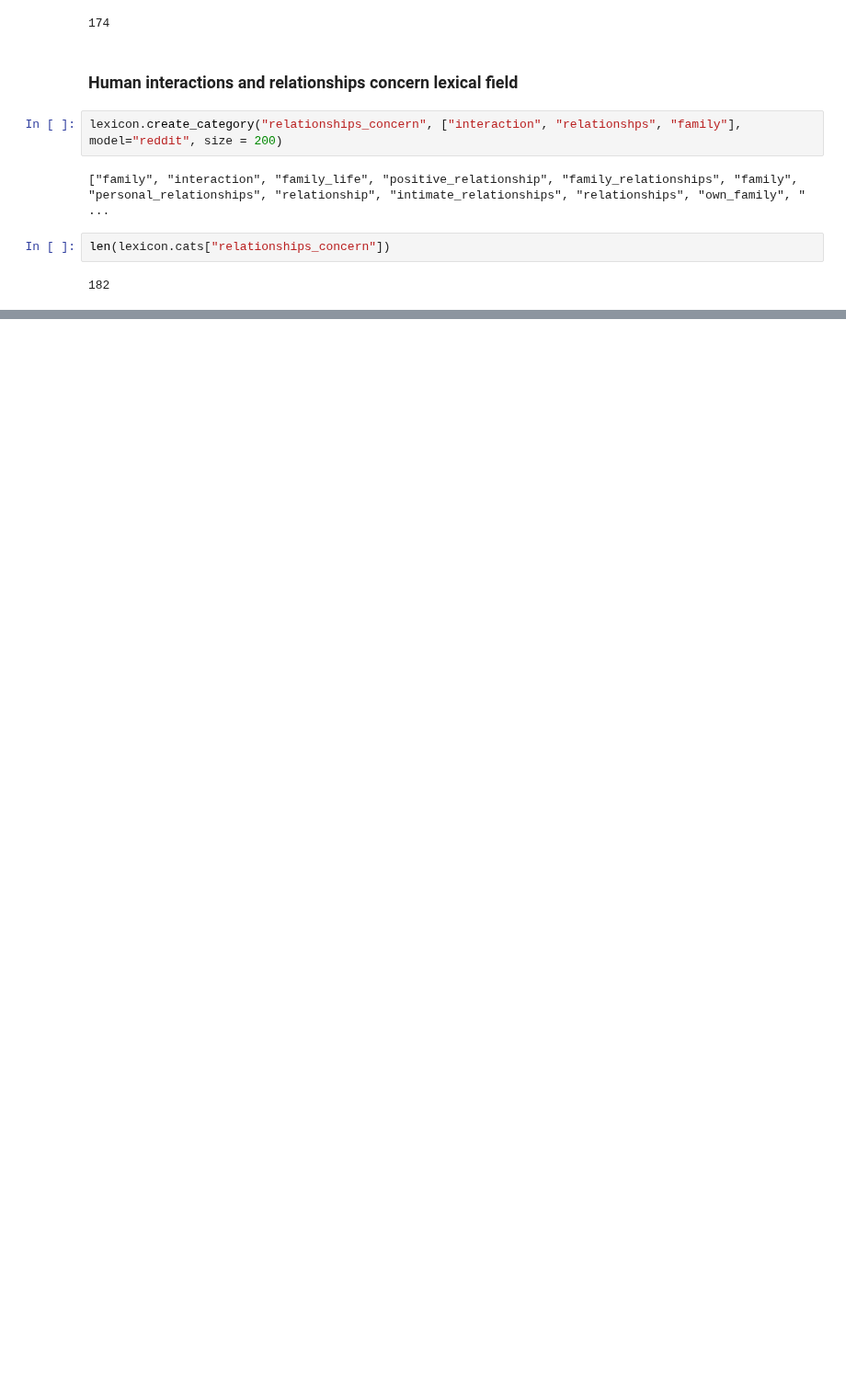
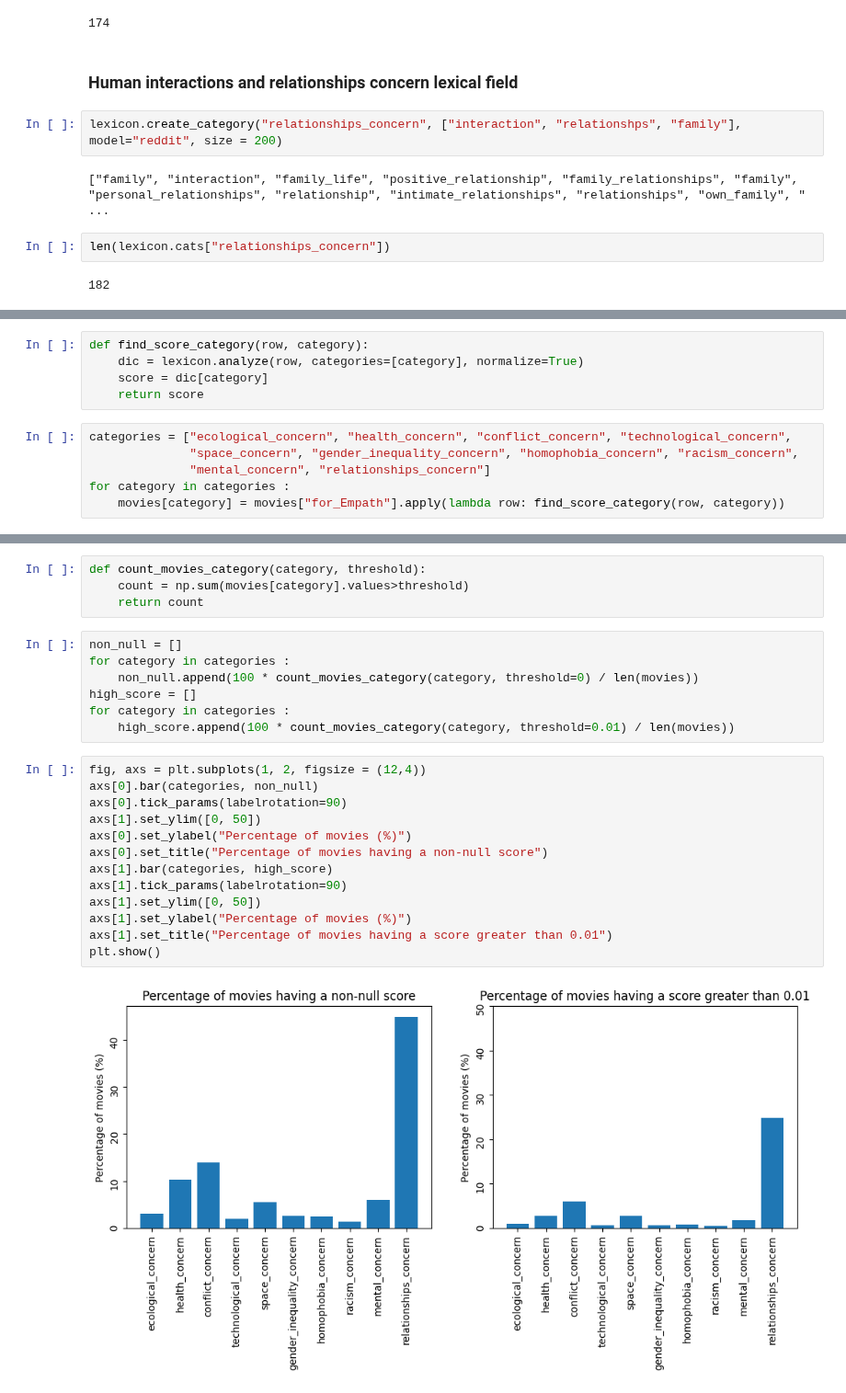
Before and after one commit to salome-baup/ada-2022-project-adaccord, a Jupyter notebook: categoriesConcern.ipynb, the cells around one changed output, grey strips where cells are left out. Shown at 92% size. Cells and saved outputs as stored; diff of their text form; blank space fills up the shorter version.

Commit message:
with start of empath analysis

```diff
--- a/categoriesConcern.ipynb
+++ b/categoriesConcern.ipynb
@@ -103,0 +206,11 @@ len(lexicon.cats["relationships_concern"])
+# %%
+def find_score_category(row, category):
+    dic = lexicon.analyze(row, categories=[category], normalize=True)
+    score = dic[category]
+    return score
+# %%
+categories = ["ecological_concern", "health_concern", "conflict_concern", "technological_concern",
+              "space_concern", "gender_inequality_concern", "homophobia_concern", "racism_concern",
+              "mental_concern", "relationships_concern"]
+for category in categories :
+    movies[category] = movies["for_Empath"].apply(lambda row: find_score_category(row, category))
@@ -103,0 +225,26 @@ len(lexicon.cats["relationships_concern"])
+# %%
+def count_movies_category(category, threshold):
+    count = np.sum(movies[category].values>threshold)
+    return count
+# %%
+non_null = []
+for category in categories :
+    non_null.append(100 * count_movies_category(category, threshold=0) / len(movies))
+high_score = []
+for category in categories :
+    high_score.append(100 * count_movies_category(category, threshold=0.01) / len(movies))
+# %%
+fig, axs = plt.subplots(1, 2, figsize = (12,4))
+axs[0].bar(categories, non_null)
+axs[0].tick_params(labelrotation=90)
+axs[1].set_ylim([0, 50])
+axs[0].set_ylabel("Percentage of movies (%)")
+axs[0].set_title("Percentage of movies having a non-null score")
+axs[1].bar(categories, high_score)
+axs[1].tick_params(labelrotation=90)
+axs[1].set_ylim([0, 50])
+axs[1].set_ylabel("Percentage of movies (%)")
+axs[1].set_title("Percentage of movies having a score greater than 0.01")
+plt.show()
+# %% [output]
+[figure, added]
```
Also changed, not shown: parts of 28 cells of this notebook.
